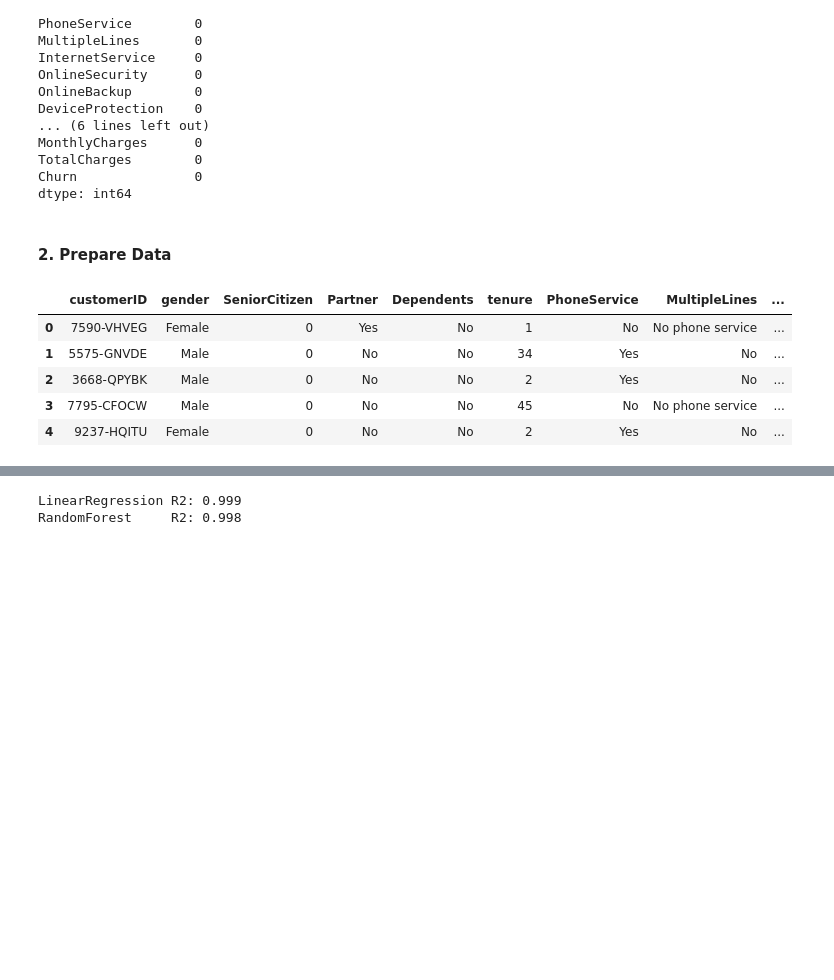
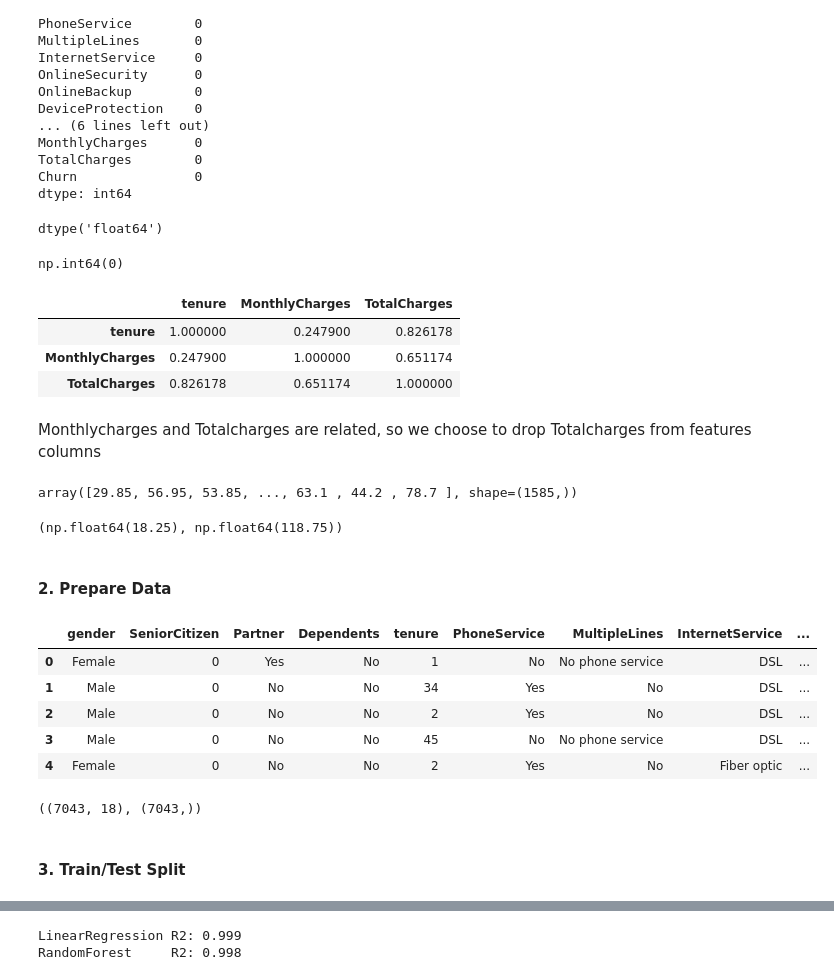
Before and after one commit to ky211-sketch/AIBuilders_Data_Analysis, a Jupyter notebook: hands-on-project/tecno_Customer_churn_regression.ipynb, the cells around one changed output, grey strips where cells are left out. Drawn from its saved outputs; the diff is of its cells as text; code cells hidden in the pictures; blank space fills up the shorter version.

Commit message:
ML: Supervised projects

```diff
--- a/hands-on-project/tecno_Customer_churn_regression.ipynb
+++ b/hands-on-project/tecno_Customer_churn_regression.ipynb
@@ -17,6 +17,6 @@ import pandas as pd
 # %%
-telco_custmr = pd.read_csv("../hands-on-project/WA_Fn-UseC_-Telco-Customer-Churn.csv")
-telco_custmr.head()
+tecno_custmr = pd.read_csv("../hands-on-project/WA_Fn-UseC_-Telco-Customer-Churn.csv")
+tecno_custmr.head()
 # %% [output]
 |  | customerID | gender | SeniorCitizen | Partner | Dependents | tenure | PhoneService | MultipleLines | ... |
 | 0 | 7590-VHVEG | Female | 0 | Yes | No | 1 | No | No phone service | ... |
@@ -70,17 +90,57 @@ MonthlyCharges      0
 TotalCharges        0
 Churn               0
 dtype: int64
+# %%
+#convert  TotalCharges values into numeric
+tecno_custmr["TotalCharges"] = pd.to_numeric(
+    tecno_custmr["TotalCharges"],
+    errors="coerce"
+)
+tecno_custmr["TotalCharges"].dtype
+# %% [output]
+dtype('float64')
+# %%
+#totalcharges = tenure * monthlycharges
+tecno_custmr['TotalCharges'] = tecno_custmr['TotalCharges'].fillna(tecno_custmr['tenure']* tecno_custmr['MonthlyCharges'])
+tecno_custmr['TotalCharges'].isna().sum()
+# %% [output]
+np.int64(0)
+# %%
+tecno_custmr[
+    ['tenure', 'MonthlyCharges', 'TotalCharges']
+].corr()
+# %% [output]
+|  | tenure | MonthlyCharges | TotalCharges |
+| tenure | 1.000000 | 0.247900 | 0.826178 |
+| MonthlyCharges | 0.247900 | 1.000000 | 0.651174 |
+| TotalCharges | 0.826178 | 0.651174 | 1.000000 |
+# %% [markdown]
+Monthlycharges and Totalcharges are related, so we choose to drop Totalcharges from features columns
+# %%
+tecno_custmr['MonthlyCharges'].unique()
+# %% [output]
+array([29.85, 56.95, 53.85, ..., 63.1 , 44.2 , 78.7 ], shape=(1585,))
+# %%
+tecno_custmr['MonthlyCharges'].min(), tecno_custmr['MonthlyCharges'].max()
+# %% [output]
+(np.float64(18.25), np.float64(118.75))
 # %% [markdown]
 #### 2. Prepare Data
 # %%
-X = telco_custmr.drop("MonthlyCharges", axis = 1)
-y = telco_custmr['MonthlyCharges']
+X = tecno_custmr.drop(["MonthlyCharges","customerID","TotalCharges"], axis =1)
+y = tecno_custmr['MonthlyCharges']
 X.head()
 # %% [output]
-|  | customerID | gender | SeniorCitizen | Partner | Dependents | tenure | PhoneService | MultipleLines | ... |
-| 0 | 7590-VHVEG | Female | 0 | Yes | No | 1 | No | No phone service | ... |
-| 1 | 5575-GNVDE | Male | 0 | No | No | 34 | Yes | No | ... |
-| 2 | 3668-QPYBK | Male | 0 | No | No | 2 | Yes | No | ... |
-| 3 | 7795-CFOCW | Male | 0 | No | No | 45 | No | No phone service | ... |
-| 4 | 9237-HQITU | Female | 0 | No | No | 2 | Yes | No | ... |
+|  | gender | SeniorCitizen | Partner | Dependents | tenure | PhoneService | MultipleLines | InternetService | ... |
+| 0 | Female | 0 | Yes | No | 1 | No | No phone service | DSL | ... |
+| 1 | Male | 0 | No | No | 34 | Yes | No | DSL | ... |
+| 2 | Male | 0 | No | No | 2 | Yes | No | DSL | ... |
+| 3 | Male | 0 | No | No | 45 | No | No phone service | DSL | ... |
+| 4 | Female | 0 | No | No | 2 | Yes | No | Fiber optic | ... |
+# %%
+X.shape, y.shape
+# %% [output]
+((7043, 18), (7043,))
+# %% [markdown]
+#### 3. Train/Test Split
 # %%
```
Also changed, not shown: parts of 36 cells of this notebook, 6 other files.
